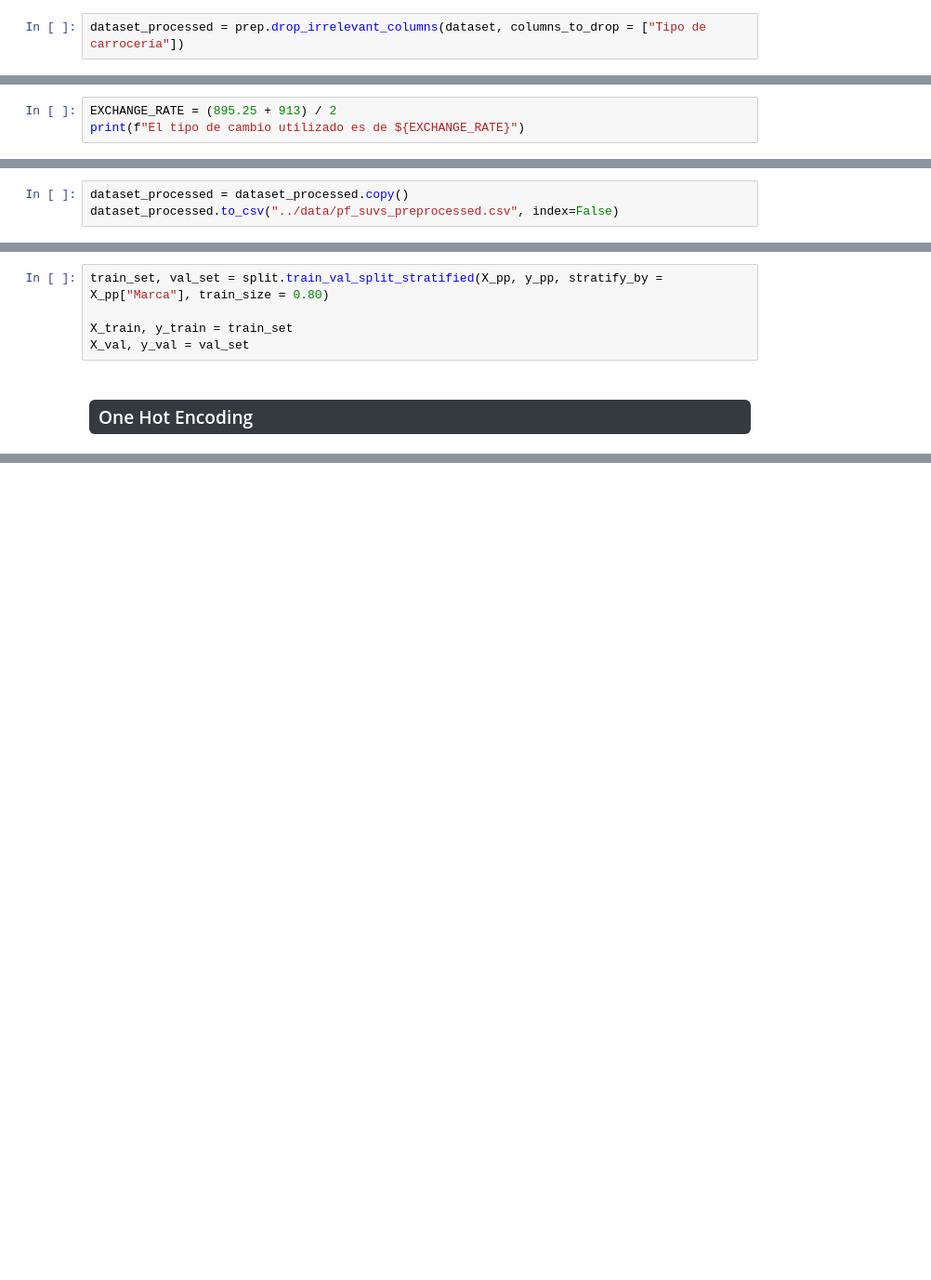
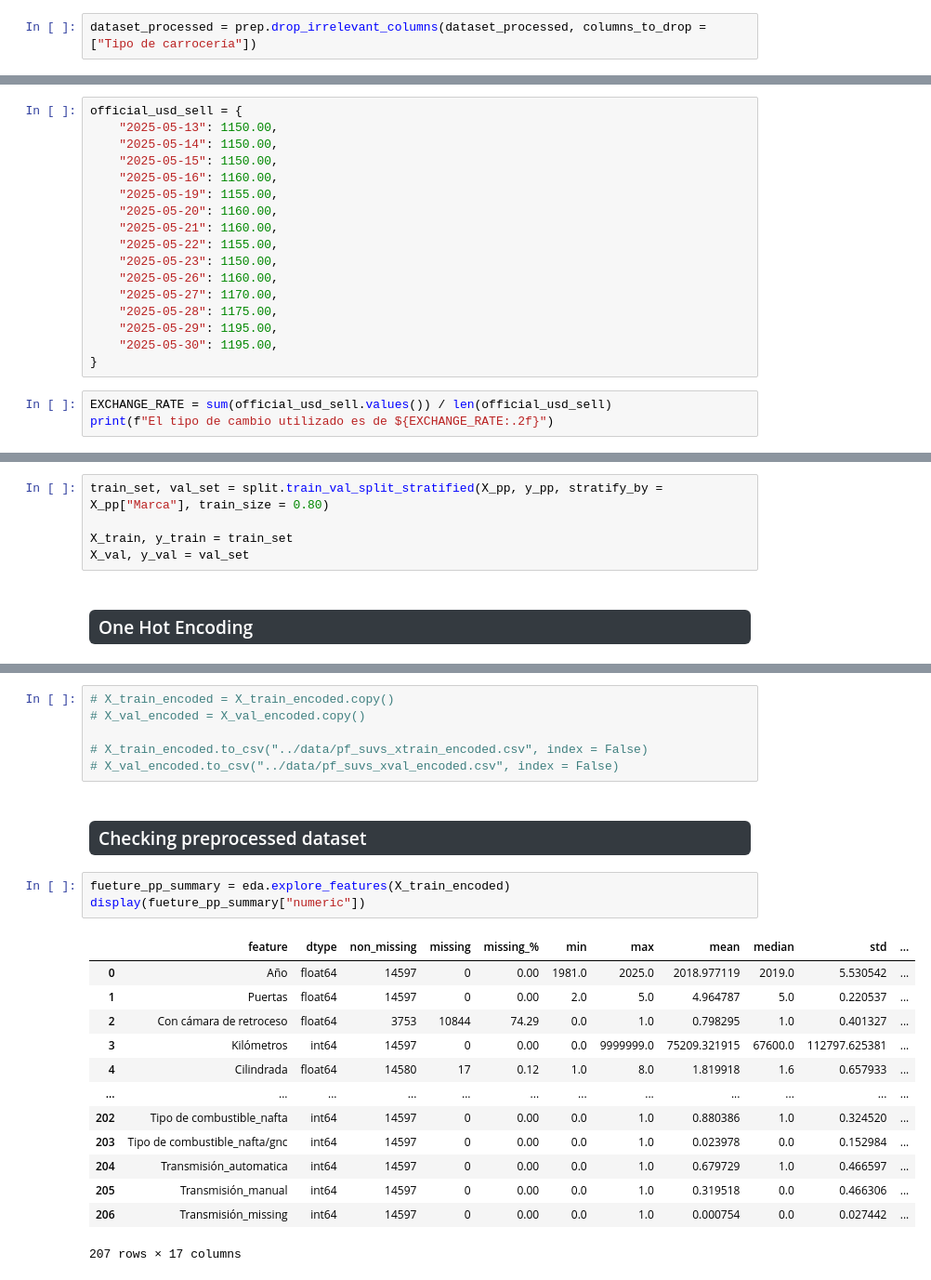
Before and after one commit to abrildiaco/TP_Final_ML, a Jupyter notebook: notebooks/eda.ipynb, the cells around one changed output, grey strips where cells are left out. Shown at 93% size. Drawn from its saved outputs; the diff is of its cells as text; blank space fills up the shorter version.

```diff
--- a/notebooks/eda.ipynb
+++ b/notebooks/eda.ipynb
@@ -293,7 +293,7 @@ Se observa que la única variable constante del conjunto de datos es **`Tipo de
 
 Dado que el dataset está compuesto exclusivamente por vehículos SUV, esta variable no aporta información discriminativa y, por lo tanto, se elimina del conjunto de datos.
 # %%
-dataset_processed = prep.drop_irrelevant_columns(dataset, columns_to_drop = ["Tipo de carrocería"])
+dataset_processed = prep.drop_irrelevant_columns(dataset_processed, columns_to_drop = ["Tipo de carrocería"])
 # %% [markdown]
 <div style="
     text-align: center;
@@ -348,4 +348,21 @@ Como tipo de cambio se utiliza el promedio entre el valor del dólar oficial del
+# %%
+official_usd_sell = {
+    "2025-05-13": 1150.00,
+    "2025-05-14": 1150.00,
+    "2025-05-15": 1150.00,
+    "2025-05-16": 1160.00,
+    "2025-05-19": 1155.00,
+    "2025-05-20": 1160.00,
+    "2025-05-21": 1160.00,
+    "2025-05-22": 1155.00,
+    "2025-05-23": 1150.00,
+    "2025-05-26": 1160.00,
+    "2025-05-27": 1170.00,
+    "2025-05-28": 1175.00,
+    "2025-05-29": 1195.00,
+    "2025-05-30": 1195.00,
+}
 # %%
-EXCHANGE_RATE = (895.25 + 913) / 2
-print(f"El tipo de cambio utilizado es de ${EXCHANGE_RATE}")
+EXCHANGE_RATE = sum(official_usd_sell.values()) / len(official_usd_sell)
+print(f"El tipo de cambio utilizado es de ${EXCHANGE_RATE:.2f}")
 # %% [output]
@@ -600,9 +617,6 @@ Y CAJAAAAAAAA AUTOMATIOCA
 - 17594 con camara y cajaaa auttt
 
 - 17665 con camara y caja aut
-# %%
-dataset_processed = dataset_processed.copy()
-dataset_processed.to_csv("../data/pf_suvs_preprocessed.csv", index=False)
 # %% [markdown]
 <div style="
     text-align: center;
@@ -750,0 +772,27 @@ X_val_encoded = prep.one_hot_encoding(
+# %%
+# X_train_encoded = X_train_encoded.copy()
+# X_val_encoded = X_val_encoded.copy()
+
+# X_train_encoded.to_csv("../data/pf_suvs_xtrain_encoded.csv", index = False)
+# X_val_encoded.to_csv("../data/pf_suvs_xval_encoded.csv", index = False)
+# %% [markdown]
+<h3 style="background-color: #343a40; color: #ffffff; display: inline-block; padding: 6px 10px; border-radius: 6px;">
+Checking preprocessed dataset
+</h3>
+# %%
+fueture_pp_summary = eda.explore_features(X_train_encoded)
+display(fueture_pp_summary["numeric"])
+# %% [output]
+|  | feature | dtype | non_missing | missing | missing_% | min | max | mean | median | std | ... |
+| 0 | Año | float64 | 14597 | 0 | 0.00 | 1981.0 | 2025.0 | 2018.977119 | 2019.0 | 5.530542 | ... |
+| 1 | Puertas | float64 | 14597 | 0 | 0.00 | 2.0 | 5.0 | 4.964787 | 5.0 | 0.220537 | ... |
+| 2 | Con cámara de retroceso | float64 | 3753 | 10844 | 74.29 | 0.0 | 1.0 | 0.798295 | 1.0 | 0.401327 | ... |
+| 3 | Kilómetros | int64 | 14597 | 0 | 0.00 | 0.0 | 9999999.0 | 75209.321915 | 67600.0 | 112797.625381 | ... |
+| 4 | Cilindrada | float64 | 14580 | 17 | 0.12 | 1.0 | 8.0 | 1.819918 | 1.6 | 0.657933 | ... |
+| ... | ... | ... | ... | ... | ... | ... | ... | ... | ... | ... | ... |
+| 202 | Tipo de combustible_nafta | int64 | 14597 | 0 | 0.00 | 0.0 | 1.0 | 0.880386 | 1.0 | 0.324520 | ... |
+| 203 | Tipo de combustible_nafta/gnc | int64 | 14597 | 0 | 0.00 | 0.0 | 1.0 | 0.023978 | 0.0 | 0.152984 | ... |
+| 204 | Transmisión_automatica | int64 | 14597 | 0 | 0.00 | 0.0 | 1.0 | 0.679729 | 1.0 | 0.466597 | ... |
+| 205 | Transmisión_manual | int64 | 14597 | 0 | 0.00 | 0.0 | 1.0 | 0.319518 | 0.0 | 0.466306 | ... |
+| 206 | Transmisión_missing | int64 | 14597 | 0 | 0.00 | 0.0 | 1.0 | 0.000754 | 0.0 | 0.027442 | ... |
+207 rows × 17 columns
```
Also changed, not shown: parts of 7 cells of this notebook, 3 other files.
